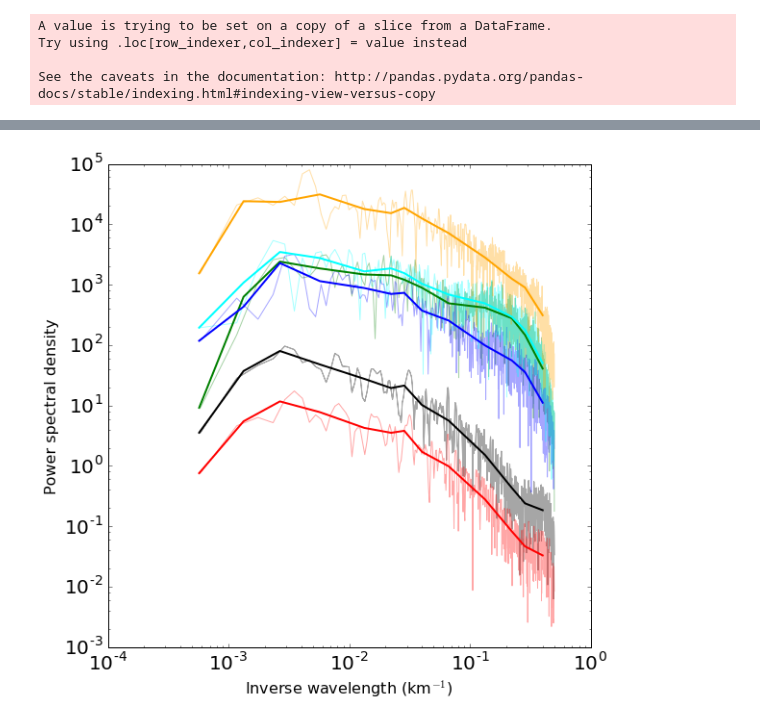
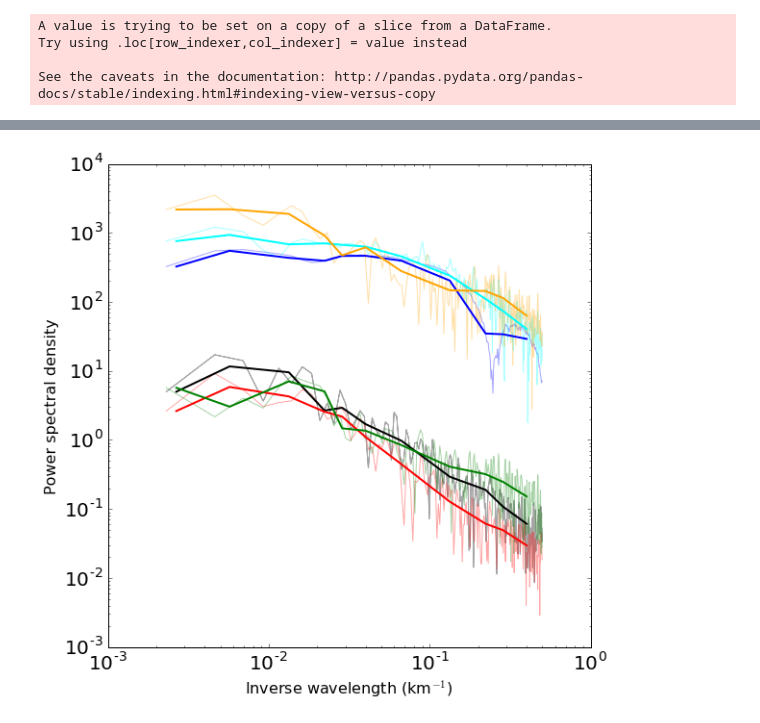
Before and after one commit to sophieclayton/KM1304_lengthscales, a Jupyter notebook: analysis/KM1304_fft.ipynb, the cells around one changed output, grey strips where cells are left out. Cells and saved outputs as stored; diff of their text form; code cells hidden in the pictures.

```diff
--- a/analysis/KM1304_fft.ipynb
+++ b/analysis/KM1304_fft.ipynb
@@ -258,6 +258,9 @@ Index([u'Unnamed: 0', u'Unnamed: 0.1', u'tot_chl', u'cruise', u'file_time',
 # add density
 data['density'] = sw.rho(data['salinity'].values,data['ocean_tmp'].values,0)
 data = checklon(data)
+
+# only keep KM1304 data
+data = data[(data['cruise']=='KiloMoana_1')]
 
 # sort the dataframe so that it is in date/time order
 data = pd.merge(data, depth, on=['cruise','file_time'], how='inner')
@@ -575,35 +586,35 @@ plt.show()
 # %%
 fig3 = plt.figure(3, figsize=(9,9), dpi = 600)
 
-plt.loglog(np.abs(seg_fft['wavenumber']), np.abs(seg_fft['ocean_tmp_87']), 'k', alpha=0.35)
-plt.loglog(seg_fft['wavenumber'], np.abs(seg_fft['salinity_87']), 'r', alpha=0.35)
-plt.loglog(seg_fft['wavenumber'], np.abs(seg_fft['picoeuk_87']), 'g', alpha=0.35)
-plt.loglog(seg_fft['wavenumber'], np.abs(seg_fft['synecho_87']), 'b', alpha=0.35)
-plt.loglog(seg_fft['wavenumber'], np.abs(seg_fft['pico_87']), 'cyan', alpha=0.35)
-plt.loglog(seg_fft['wavenumber'], np.abs(seg_fft['tot_chl_87']/100000), 'orange', alpha=0.35)
+plt.loglog(np.abs(seg_fft['wavenumber']), np.abs(seg_fft['ocean_tmp_8']), 'k', alpha=0.35)
+plt.loglog(seg_fft['wavenumber'], np.abs(seg_fft['salinity_8']), 'r', alpha=0.35)
+plt.loglog(seg_fft['wavenumber'], np.abs(seg_fft['picoeuk_8']/8), 'g', alpha=0.35)
+plt.loglog(seg_fft['wavenumber'], np.abs(seg_fft['synecho_8']), 'b', alpha=0.35)
+plt.loglog(seg_fft['wavenumber'], np.abs(seg_fft['pico_8']), 'cyan', alpha=0.35)
+plt.loglog(seg_fft['wavenumber'], np.abs(seg_fft['tot_chl_8']/1000000), 'orange', alpha=0.35)
 
-plt.loglog(1./binned['k_mid'], np.abs(binned['ocean_tmp_87']), 'k', lw=2)
-plt.loglog(1./binned['k_mid'], np.abs(binned['salinity_87']), 'r', lw=2)
-plt.loglog(1./binned['k_mid'], np.abs(binned['picoeuk_87']), 'g', lw=2)
-plt.loglog(1./binned['k_mid'], np.abs(binned['synecho_87']), 'b', lw=2)
-plt.loglog(1./binned['k_mid'], np.abs(binned['pico_87']), 'cyan', lw=2)
-plt.loglog(1./binned['k_mid'], np.abs(binned['tot_chl_87']/100000), 'orange', lw=2)
+plt.loglog(1./binned['k_mid'], np.abs(binned['ocean_tmp_8']), 'k', lw=2)
+plt.loglog(1./binned['k_mid'], np.abs(binned['salinity_8']), 'r', lw=2)
+plt.loglog(1./binned['k_mid'], np.abs(binned['picoeuk_8']/8), 'g', lw=2)
+plt.loglog(1./binned['k_mid'], np.abs(binned['synecho_8']), 'b', lw=2)
+plt.loglog(1./binned['k_mid'], np.abs(binned['pico_8']), 'cyan', lw=2)
+plt.loglog(1./binned['k_mid'], np.abs(binned['tot_chl_8']/1000000), 'orange', lw=2)
 
 plt.tick_params(axis='both', which='major', labelsize=20)
 plt.tick_params(axis='both', which='minor', labelsize=20)
 plt.xlabel('Inverse wavelength (km$^{-1}$)', fontsize = 16)
 plt.ylabel('Power spectral density', fontsize = 16)
 
 plt.show()
 
 # green = picoeuk
 # cyan = pro*
 # blue = synecho
 # red = salinity
 # black = temp
 # orange = chl
 # %% [output]
-[figure, old version]
+[figure, new version]
 # %%
 fig3 = plt.figure(3, figsize=(9,9), dpi = 600)
 
```
Also changed, not shown: parts of 15 cells of this notebook, 1 other file.
